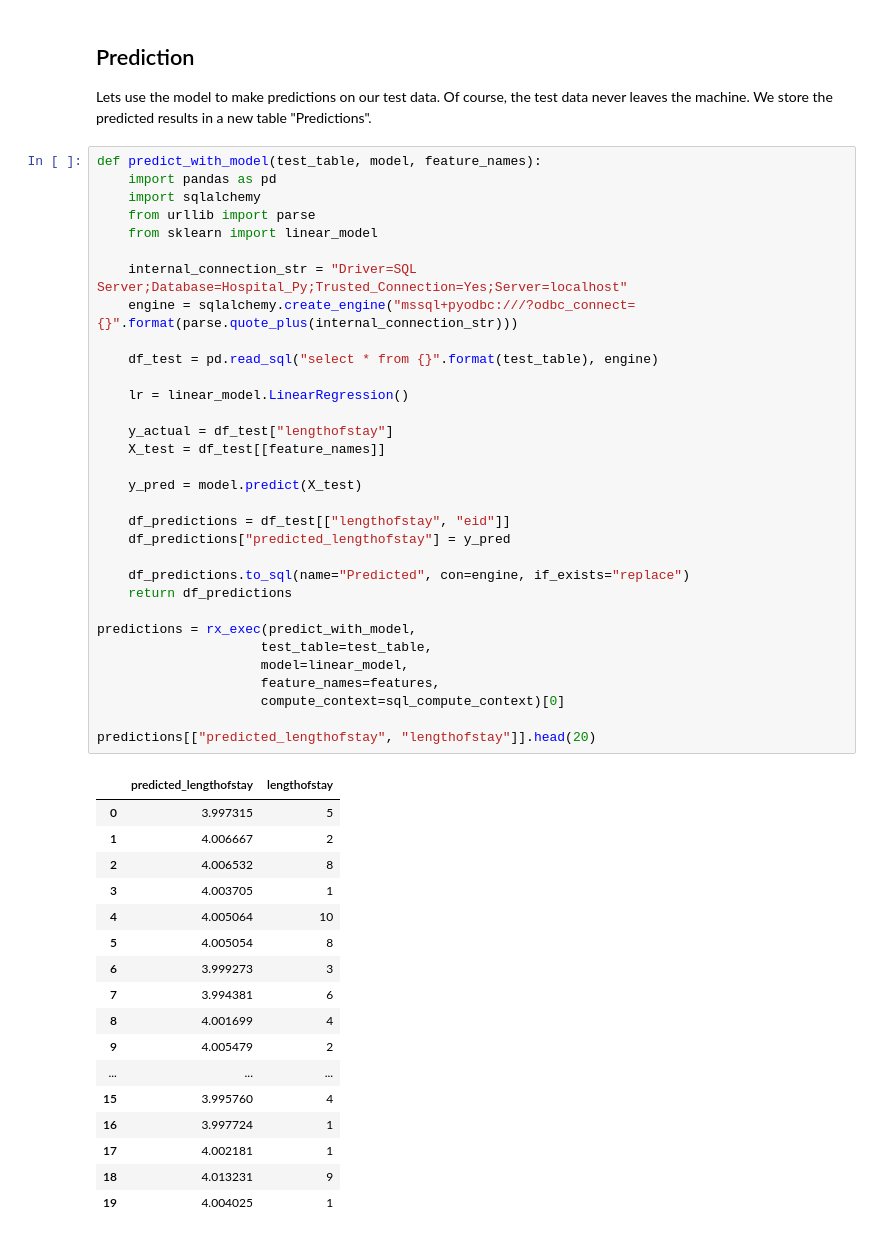
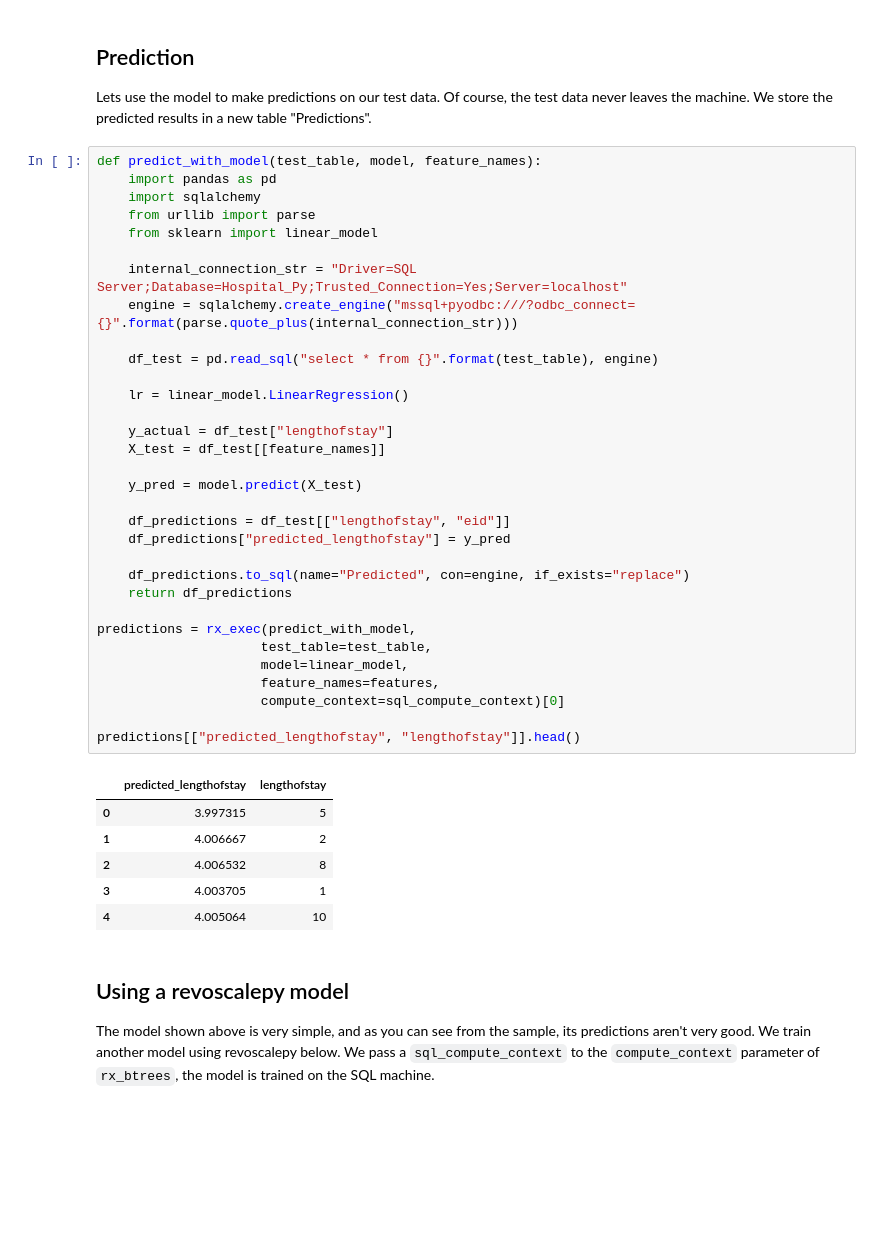
Before and after one commit to mmnormyle/pycondemos, a Jupyter notebook: Hospital_Length_Of_Stay_Notebook.ipynb, the cells around one changed output. Saved outputs shown, nothing was run; the diff lists cells and outputs as text; blank space fills up the shorter version.

```diff
--- a/Hospital_Length_Of_Stay_Notebook.ipynb
+++ b/Hospital_Length_Of_Stay_Notebook.ipynb
@@ -173,42 +173,35 @@ def predict_with_model(test_table, model, feature_names):
     engine = sqlalchemy.create_engine("mssql+pyodbc:///?odbc_connect={}".format(parse.quote_plus(internal_connection_str)))
 
     df_test = pd.read_sql("select * from {}".format(test_table), engine)
 
     lr = linear_model.LinearRegression()
 
     y_actual = df_test["lengthofstay"]
     X_test = df_test[[feature_names]]
 
     y_pred = model.predict(X_test)
 
     df_predictions = df_test[["lengthofstay", "eid"]]
     df_predictions["predicted_lengthofstay"] = y_pred
 
     df_predictions.to_sql(name="Predicted", con=engine, if_exists="replace")
     return df_predictions
 
 predictions = rx_exec(predict_with_model,
                      test_table=test_table,
                      model=linear_model,
                      feature_names=features,
                      compute_context=sql_compute_context)[0]
 
-predictions[["predicted_lengthofstay", "lengthofstay"]].head(20)
+predictions[["predicted_lengthofstay", "lengthofstay"]].head()
 # %% [output]
 |  | predicted_lengthofstay | lengthofstay |
 | 0 | 3.997315 | 5 |
 | 1 | 4.006667 | 2 |
 | 2 | 4.006532 | 8 |
 | 3 | 4.003705 | 1 |
 | 4 | 4.005064 | 10 |
-| 5 | 4.005054 | 8 |
-| 6 | 3.999273 | 3 |
-| 7 | 3.994381 | 6 |
-| 8 | 4.001699 | 4 |
-| 9 | 4.005479 | 2 |
-| ... | ... | ... |
-| 15 | 3.995760 | 4 |
-| 16 | 3.997724 | 1 |
-| 17 | 4.002181 | 1 |
-| 18 | 4.013231 | 9 |
-| 19 | 4.004025 | 1 |
+# %% [markdown]
+## Using a revoscalepy model
+
+The model shown above is very simple, and as you can see from the sample, its predictions aren't very good. We train another model using revoscalepy below. We pass a `sql_compute_context` to the `compute_context` parameter of `rx_btrees`, the model is trained on the SQL machine.
```
Also changed, not shown: parts of 2 cells of this notebook.
